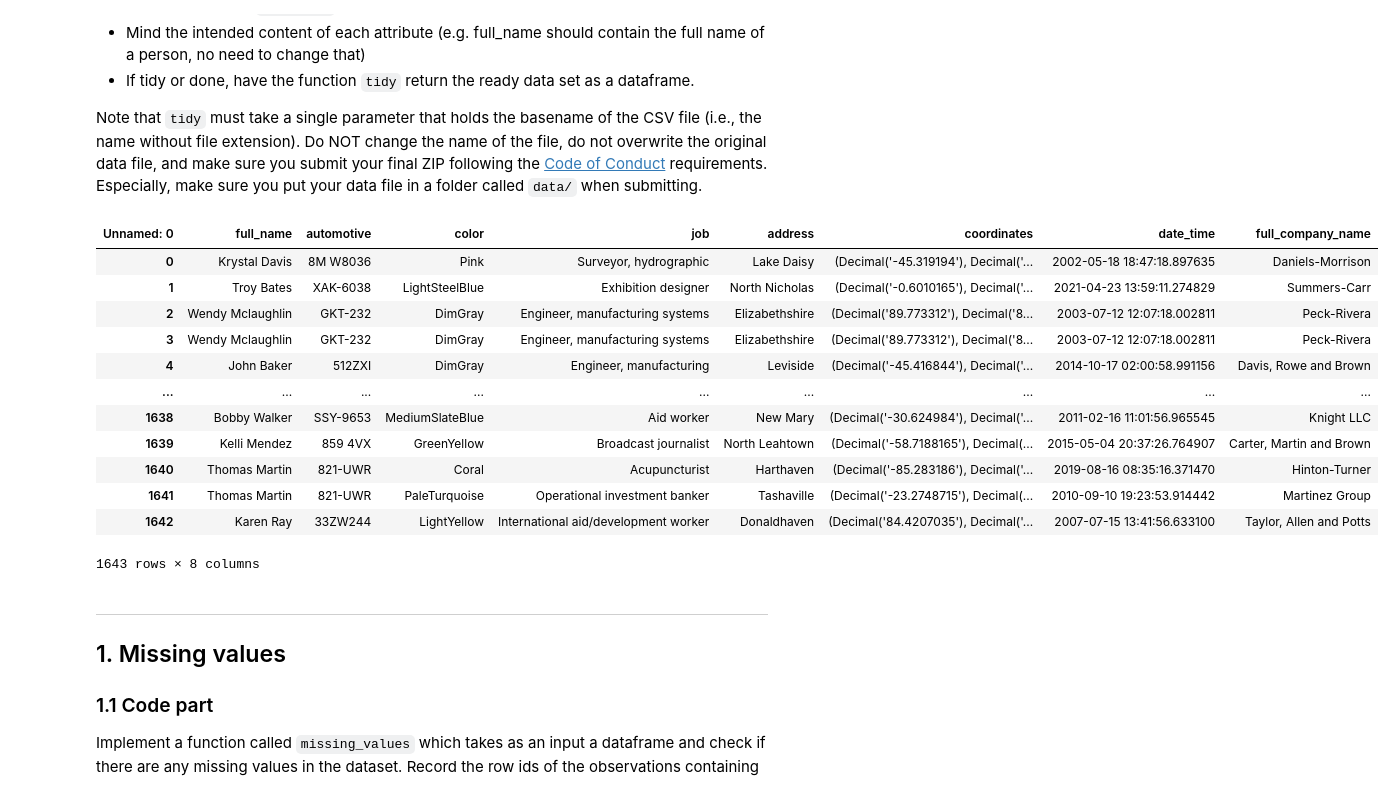
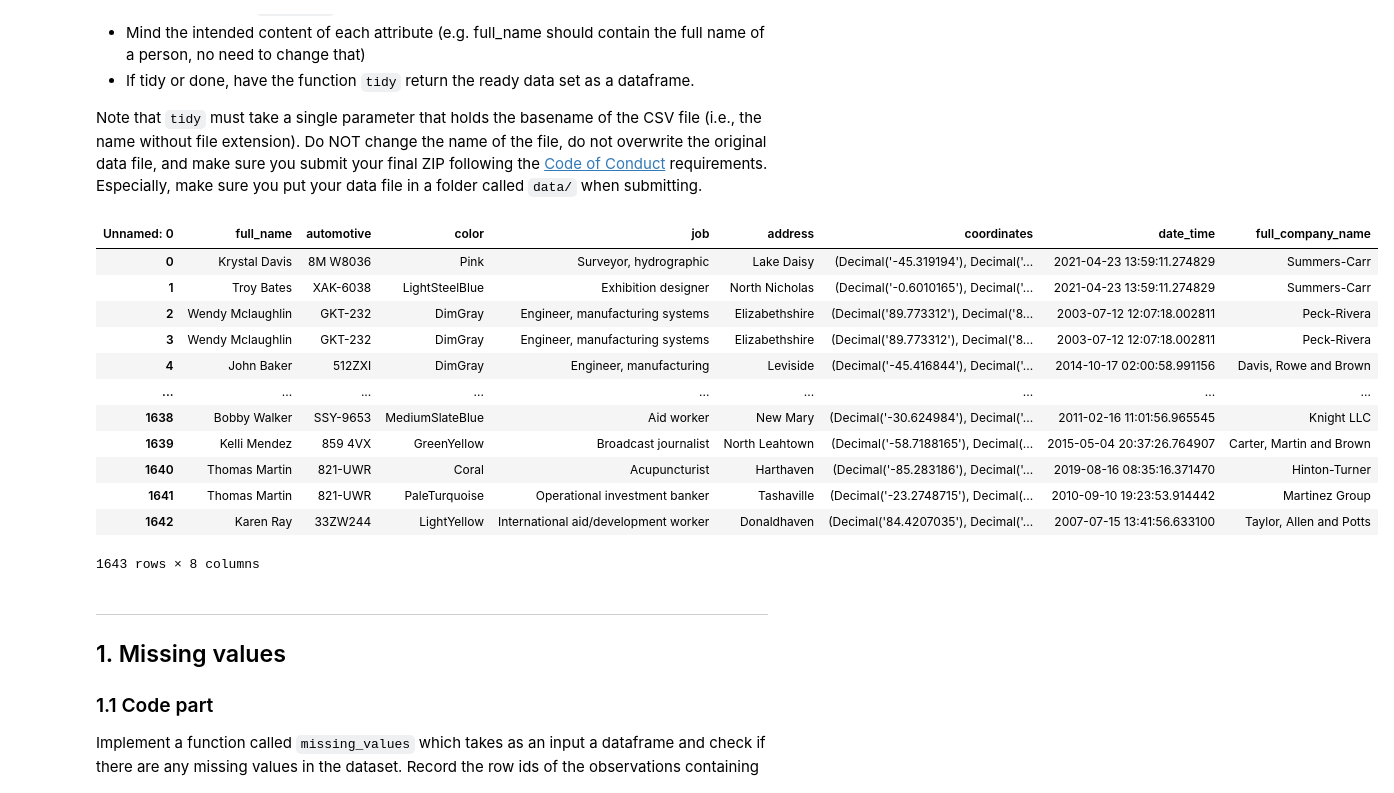
Before and after one commit to FlorianPlo/JupyterNotebook, a Jupyter notebook: DP1/Assignment/4/assignment_test.ipynb, the cells around one changed output. Cells and saved outputs as stored; diff of their text form; code cells hidden in the pictures.

```diff
--- a/DP1/Assignment/4/assignment_test.ipynb
+++ b/DP1/Assignment/4/assignment_test.ipynb
@@ -36,31 +37,25 @@ Note that `tidy` must take a single parameter that holds the basename of the CSV
 
 mn = '12209427'
 
-# Function to split the merged values into separate
+# Function to split the merged values into separate ones
 def split_digit_text(value):
-    # Iterate over the string backwards + find the first occurrence where a digit is. This helps to separate because it corresponds to the structure of the values
-    for i in range(len(value), 1, -1):
-        if value[i-1].isdigit():
-            return value[:i], value[i:]  # Return the split parts as a tuple
-    for element in ["None", "NaN", "NA", "-inf"]:
-        if element in value:
-            value = value.replace(element, "")
-    return value, None  # Return the whole string and None if no splitting point is found
-
-def split_digit_text_real(value):
+    # search for differences in the pattern
     for element in ["None", "NaN", "NA", "-inf"]:
         if element in value:
             value = value.replace(element, "")
             if value[0].isalpha():
                 return None, value
+    # if regular pattern split at index 26 (where the company name starts)
     if len(value) > 26 and value[0].isdigit():
         return value[:26], value[26:]
     if value[0].isalpha():
         return None, value
     return value, None
 
+
 def tidy(file_name):
 
+    # f-string for easier implementation of the input
     file_path = f"./data/{file_name}.csv"
     df = pd.read_csv(file_path)
 
@@ -70,38 +65,46 @@ def tidy(file_name):
 
 
     # Check if the column names given are in the first column using not .isdisjoint(). True if value is in both sets (-> wrong orientation) and then transpose df
     if not set(column_names).isdisjoint(first_col):
         # transpose df
         df = df.transpose()
         # assign the column values to the values found in the first column before transposing
         df.columns = first_col
         # remove the unnecessary first row (same as the headers)
         df = df.drop(df.index[0])
 
-    # Check if dataset has 8 columns
+    # Check if Dataframe has 8 columns
     if len(df.columns) < 8:
         # Find the faulty column
         special_col = set(df.columns).difference(set(column_names))
         # If there is only one special column transform it into a string
         if len(special_col) == 1:
             special_col = special_col.pop()
         # Separate it by it delimiter
         two_col = special_col.split("/")
         # Create two new df columns with the seperated column names and apply a function split_digit_text to separate all the values and assign it correspondingly
-        df[two_col[0]], df[two_col[1]] = zip(*df[special_col].apply(split_digit_text_real))
+        df[two_col[0]], df[two_col[1]] = zip(*df[special_col].apply(split_digit_text))
         # Drop the faulty column
         df.drop(columns=special_col, inplace=True)
 
+    # Order Dataframe columns so that full_name is the first column
+    if "full_name" in df.columns:
+        new_columns = ["full_name"] + [col for col in df.columns if col != 'full_name']
+        df = df[new_columns]
 
-    df.to_csv("test2.csv", index=False, header=True)
+    # Set the DataFrame index as row numbers if not already set
+    if df.index.name is None or isinstance(df.index, pd.RangeIndex):
+        df.reset_index(drop=True, inplace=True)
+
+    df.to_csv("test2.csv")
 
     return df
-    #raise NotImplementedError()
+    raise NotImplementedError()
 
 tidy(mn)
 # %% [output]
 | Unnamed: 0 | full_name | automotive | color | job | address | coordinates | date_time | full_company_name |
-| 0 | Krystal Davis | 8M W8036 | Pink | Surveyor, hydrographic | Lake Daisy | (Decimal('-45.319194'), Decimal('... | 2002-05-18 18:47:18.897635 | Daniels-Morrison |
+| 0 | Krystal Davis | 8M W8036 | Pink | Surveyor, hydrographic | Lake Daisy | (Decimal('-45.319194'), Decimal('... | 2021-04-23 13:59:11.274829 | Summers-Carr |
 | 1 | Troy Bates | XAK-6038 | LightSteelBlue | Exhibition designer | North Nicholas | (Decimal('-0.6010165'), Decimal('... | 2021-04-23 13:59:11.274829 | Summers-Carr |
 | 2 | Wendy Mclaughlin | GKT-232 | DimGray | Engineer, manufacturing systems | Elizabethshire | (Decimal('89.773312'), Decimal('8... | 2003-07-12 12:07:18.002811 | Peck-Rivera |
 | 3 | Wendy Mclaughlin | GKT-232 | DimGray | Engineer, manufacturing systems | Elizabethshire | (Decimal('89.773312'), Decimal('8... | 2003-07-12 12:07:18.002811 | Peck-Rivera |
```
Also changed, not shown: parts of 11 cells of this notebook, 2 other files.
